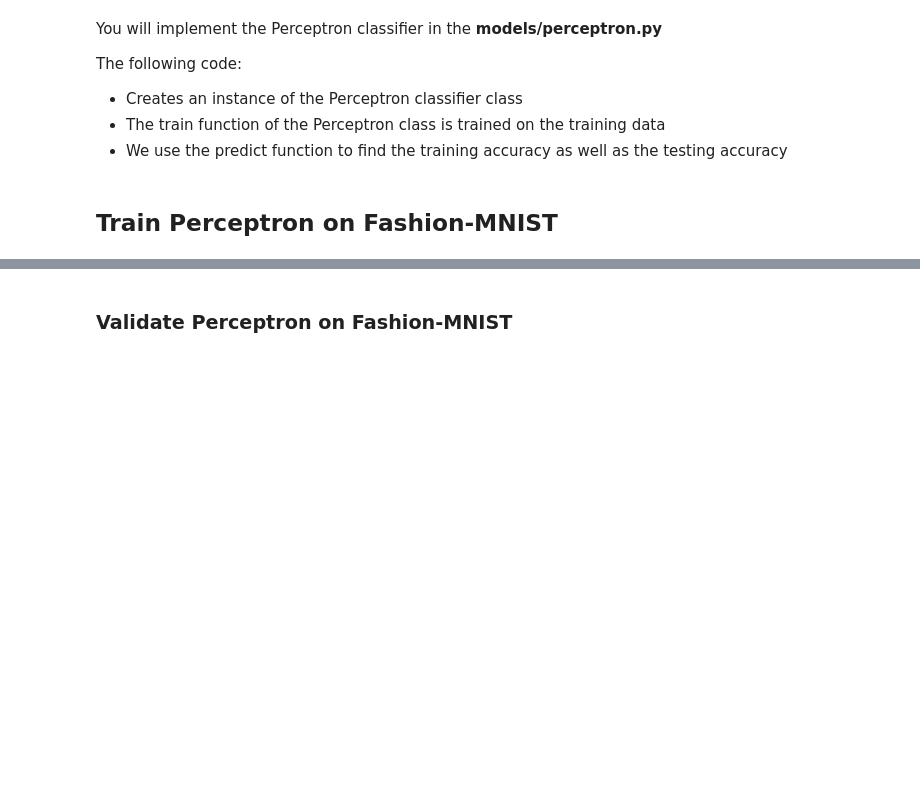
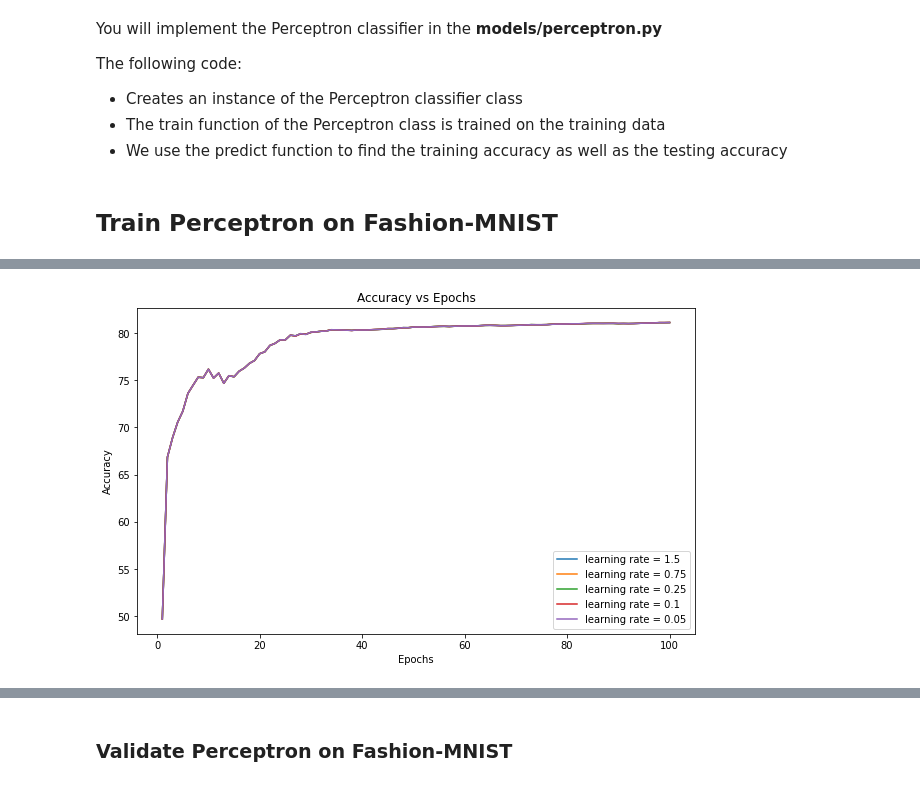
Before and after one commit to Toubat/CS444-MP, a Jupyter notebook: assignment1/CS 444 Assignment-1.ipynb, the cells around one changed output, grey strips where cells are left out. Cells and saved outputs as stored; diff of their text form; code cells hidden in the pictures; blank space fills up the shorter version.

```diff
--- a/assignment1/CS 444 Assignment-1.ipynb
+++ b/assignment1/CS 444 Assignment-1.ipynb
@@ -68,6 +72,22 @@ This function computes how well your model performs using accuracy as a metric.
 # %%
 def get_acc(pred, y_test):
     return np.sum(y_test == pred) / len(y_test) * 100
+# %%
+def plot_accuracy_vs_lr(accuracy: np.ndarray, learning_rates: np.ndarray):
+    # accuracy.shape = (n_epochs, learning_rate) where each column represent a learning rate
+    # x-axis is epoch, and y-axis is accuracy
+    epochs = np.arange(1, accuracy.shape[0] + 1)
+    plt.figure(figsize=(10, 5))
+    for i in range(accuracy.shape[1]):
+        plt.plot(epochs, accuracy[:, i], label=f"learning rate = {learning_rates[i]}")
+
+    fig = plt.gcf()
+    fig.set_size_inches(10, 6)
+    plt.title("Accuracy vs Epochs")
+    plt.xlabel("Epochs")
+    plt.ylabel("Accuracy")
+    plt.legend()
+    plt.show()
 # %% [markdown]
 # Perceptron
 # %% [markdown]
@@ -81,5 +101,7 @@ The following code:
 - Creates an instance of the Perceptron classifier class
 - The train function of the Perceptron class is trained on the training data
 - We use the predict function to find the training accuracy as well as the testing accuracy
+# %%
+learning_rates = [1.5, 0.75, 0.25, 0.1, 0.05]
 # %% [markdown]
 ## Train Perceptron on Fashion-MNIST
@@ -85,0 +110,8 @@ The following code:
+# %%
+n_epochs = 100
+lr_accuracy = np.zeros((n_epochs, len(learning_rates)))
+
+for i, lr in enumerate(learning_rates):
+    percept_fashion = Perceptron(n_class_fashion, lr, n_epochs)
+    accuracy = percept_fashion.train(X_train_fashion, y_train_fashion, X_test_fashion, y_test_fashion)
+    lr_accuracy[:, i] = accuracy.squeeze()
@@ -86 +136,5 @@ The following code:
+# %%
+plot_accuracy_vs_lr(lr_accuracy, learning_rates)
+# %% [output]
+[figure, added]
 # %%
```
Also changed, not shown: parts of 16 cells of this notebook, 4 other files.
